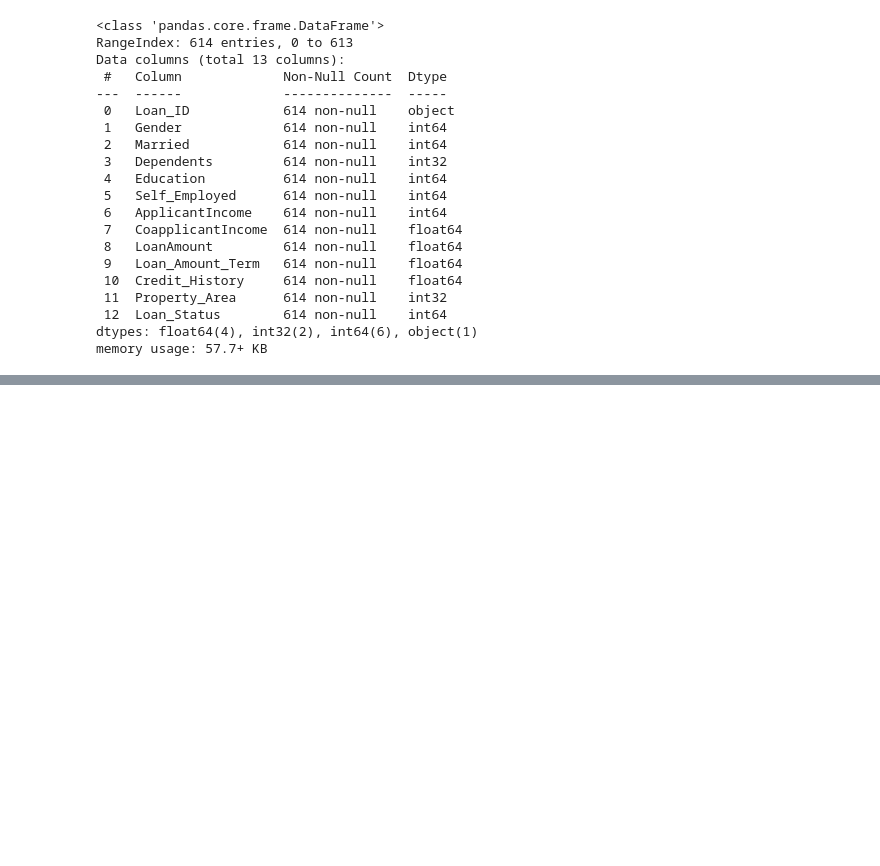
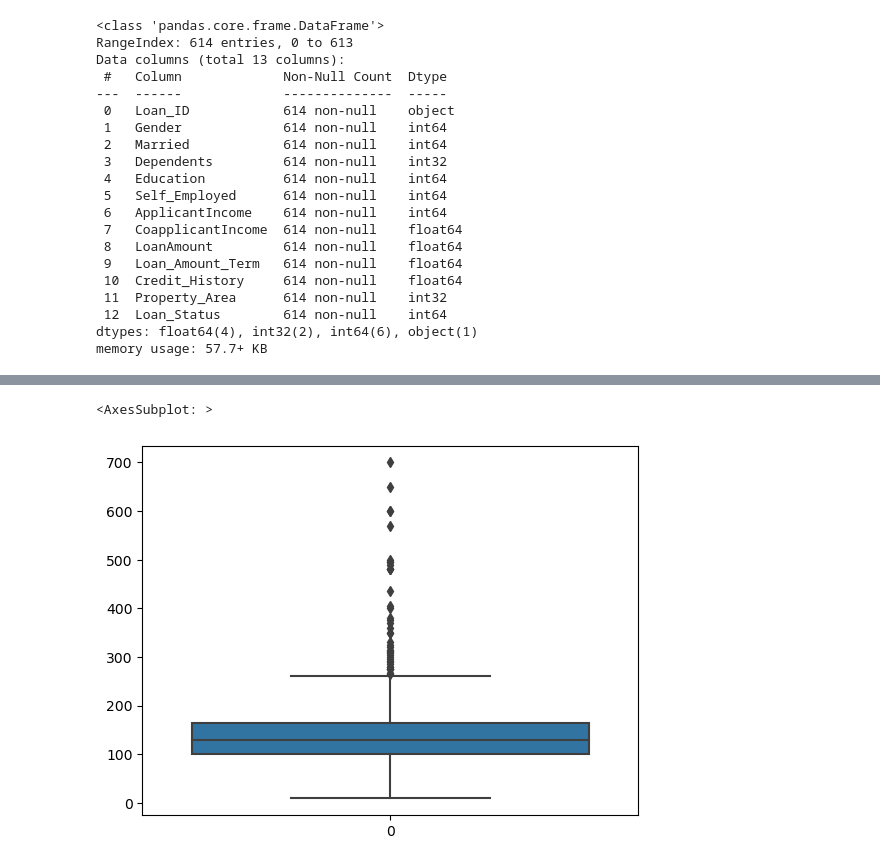
Before and after one commit to SannketNikam/Credit-Risk-Analysis, a Jupyter notebook: Notebooks/Credit Risk Analysis.ipynb, the cells around one changed output, grey strips where cells are left out. Drawn from its saved outputs; the diff is of its cells as text; code cells hidden in the pictures; blank space fills up the shorter version.

Commit message:
Visualization of the data

```diff
--- a/Notebooks/Credit Risk Analysis.ipynb
+++ b/Notebooks/Credit Risk Analysis.ipynb
@@ -305,0 +304,6 @@ ModuleNotFoundError: No module named 'seaborn'
+# %%
+# To detect boxplot
+sns.boxplot(df['LoanAmount'])
+# %% [output]
+<AxesSubplot: >
+[figure, added]
```
Also changed, not shown: parts of 12 cells of this notebook.
